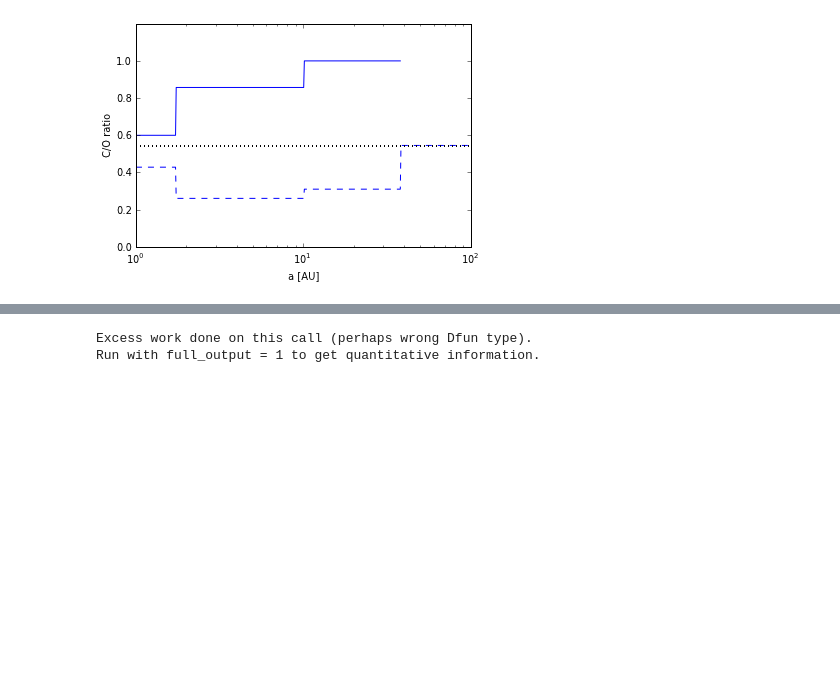
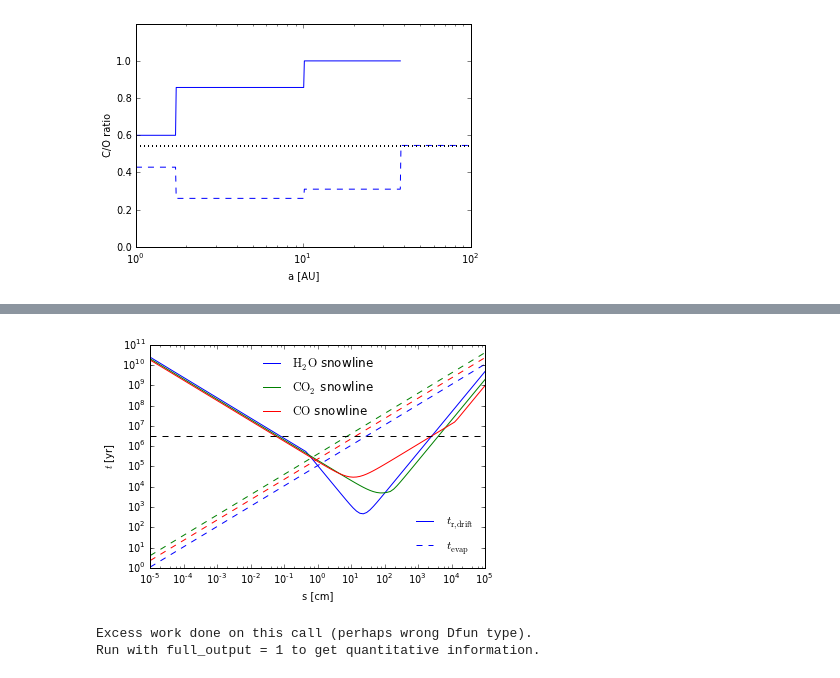
Before and after one commit to apiso/Thesis, a Jupyter notebook: python/CO_plots_new-Copy2-Copy0.ipynb, the cells around one changed output, grey strips where cells are left out. Cells and saved outputs as stored; diff of their text form; code cells hidden in the pictures; blank space fills up the shorter version.

```diff
--- a/python/CO_plots_new-Copy2-Copy0.ipynb
+++ b/python/CO_plots_new-Copy2-Copy0.ipynb
@@ -99,4 +100,35 @@ plt.savefig('drift_timescales_betaS1_gas_acc_new.pdf')
 [figure]
+# %%
+p1, = plt.loglog(s, tr_H2O / (365 * 24 * 3600), label = r'$\rm H_2 \rm O$ snowline')
+p2, = plt.loglog(s, tr_CO2 / (365 * 24 * 3600), label = r'$\rm CO_2$ snowline')
+p3, = plt.loglog(s, tr_CO / (365 * 24 * 3600), label = r'$\rm CO$ snowline')
+p4, = plt.loglog(s, tevap_H2O * ones(len(s)) / (365 * 24 * 3600), '--b')
+
+#plt.loglog(s, teps_H2O / (365 * 24 * 3600), ':b')
+#plt.loglog(s, teps_CO2 / (365 * 24 * 3600), ':g')
+#plt.loglog(s, teps_CO / (365 * 24 * 3600), ':r')
+
+#plt.loglog(s, tst_H2O / (365 * 24 * 3600), ':b')
+#plt.loglog(s, tst_CO2 / (365 * 24 * 3600), ':g')
+#plt.loglog(s, tst_CO / (365 * 24 * 3600), ':r')
+
+plt.loglog(s, tevap_CO2 * ones(len(s)) / (365 * 24 * 3600), '--g')
+plt.loglog(s, tevap_CO * ones(len(s)) / (365 * 24 * 3600), '--r')
+
+#p5, = plt.loglog(s, t_acc_H2O * ones(len(s)) / (365 * 24 * 3600), ':', lw = 2, c = 'b')
+#plt.loglog(s, t_acc_CO2 * ones(len(s)) / (365 * 24 * 3600), ':', lw = 2, c = 'g')
+#plt.loglog(s, t_acc_CO * ones(len(s)) / (365 * 24 * 3600), ':', lw = 2, c = 'r')
+
+l1 = legend([p1, p4], [r'$t_{\rm{r, drift}}$', r'$t_{\rm evap}$'], frameon = False, loc = 4)
+plt.legend(loc = 9, frameon = False)
+gca().add_artist(l1)
+plt.xlabel('s [cm]')
+plt.ylabel(r'$t$ [yr]')
+plt.loglog(s, ones(len(s)) * 3e6, '--', color = 'black')
+
+plt.savefig('drift_timescales_betaS1_gas_no_acc.pdf')
+# %% [output]
+[figure, added]
 # %%
 #reload(rf)
 a = logspace(-1, 2, 50)
```
Also changed, not shown: parts of 1 cell of this notebook, 5 other files.
